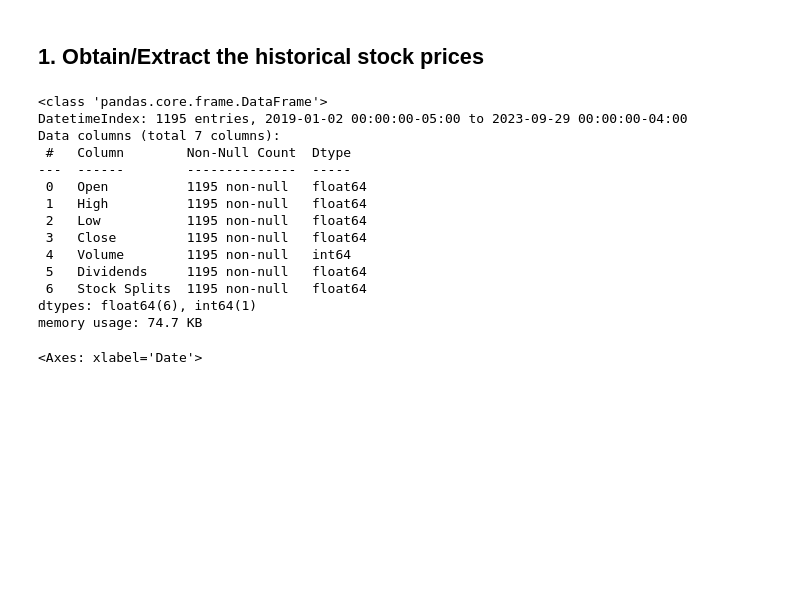
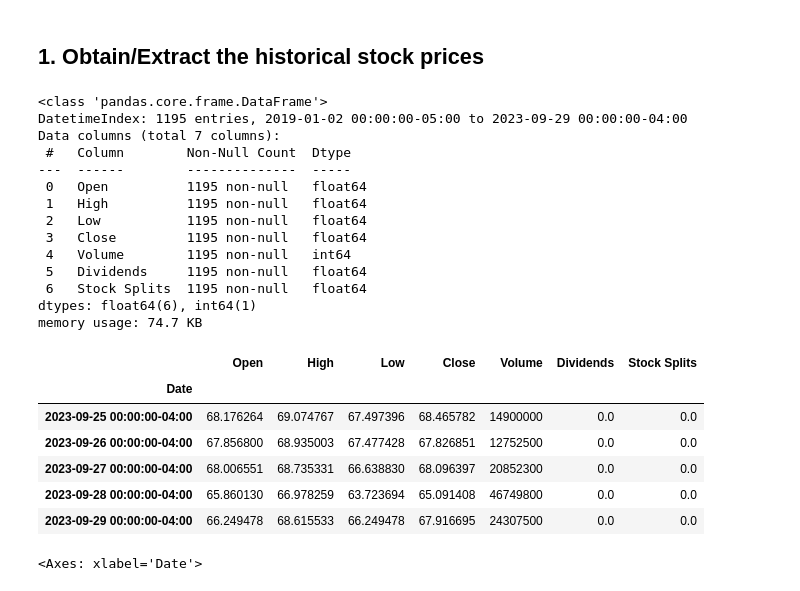
Before and after one commit to TomasCarvalho21/OEODProject, a Jupyter notebook: main.ipynb, the cells around one changed output. Drawn from its saved outputs; the diff is of its cells as text; code cells hidden in the pictures; blank space fills up the shorter version.

```diff
--- a/main.ipynb
+++ b/main.ipynb
@@ -26,26 +26,34 @@ import matplotlib.pyplot as plt  ## interactive data visualization
 # %%
 # Historical stock price data for MU, from the period 2019 to 2023
 ## 'MU - Micron Technology, Inc' is an US based semiconductor company
 
 mu = yf.Ticker("MU")
 data = mu.history(start="2019-01-01", end="2023-09-30")
 
 data.info()
+data.tail()
 # %% [output]
 <class 'pandas.core.frame.DataFrame'>
 DatetimeIndex: 1195 entries, 2019-01-02 00:00:00-05:00 to 2023-09-29 00:00:00-04:00
 Data columns (total 7 columns):
  #   Column        Non-Null Count  Dtype
 ---  ------        --------------  -----
  0   Open          1195 non-null   float64
  1   High          1195 non-null   float64
  2   Low           1195 non-null   float64
  3   Close         1195 non-null   float64
  4   Volume        1195 non-null   int64
  5   Dividends     1195 non-null   float64
  6   Stock Splits  1195 non-null   float64
 dtypes: float64(6), int64(1)
 memory usage: 74.7 KB
+|  | Open | High | Low | Close | Volume | Dividends | Stock Splits |
+| Date |  |  |  |  |  |  |  |
+| 2023-09-25 00:00:00-04:00 | 68.176264 | 69.074767 | 67.497396 | 68.465782 | 14900000 | 0.0 | 0.0 |
+| 2023-09-26 00:00:00-04:00 | 67.856800 | 68.935003 | 67.477428 | 67.826851 | 12752500 | 0.0 | 0.0 |
+| 2023-09-27 00:00:00-04:00 | 68.006551 | 68.735331 | 66.638830 | 68.096397 | 20852300 | 0.0 | 0.0 |
+| 2023-09-28 00:00:00-04:00 | 65.860130 | 66.978259 | 63.723694 | 65.091408 | 46749800 | 0.0 | 0.0 |
+| 2023-09-29 00:00:00-04:00 | 66.249478 | 68.615533 | 66.249478 | 67.916695 | 24307500 | 0.0 | 0.0 |
 # %%
 # Daily close price data for MU
 data.Close.plot()
```
Also changed, not shown: parts of 4 cells of this notebook, 2 other files.
